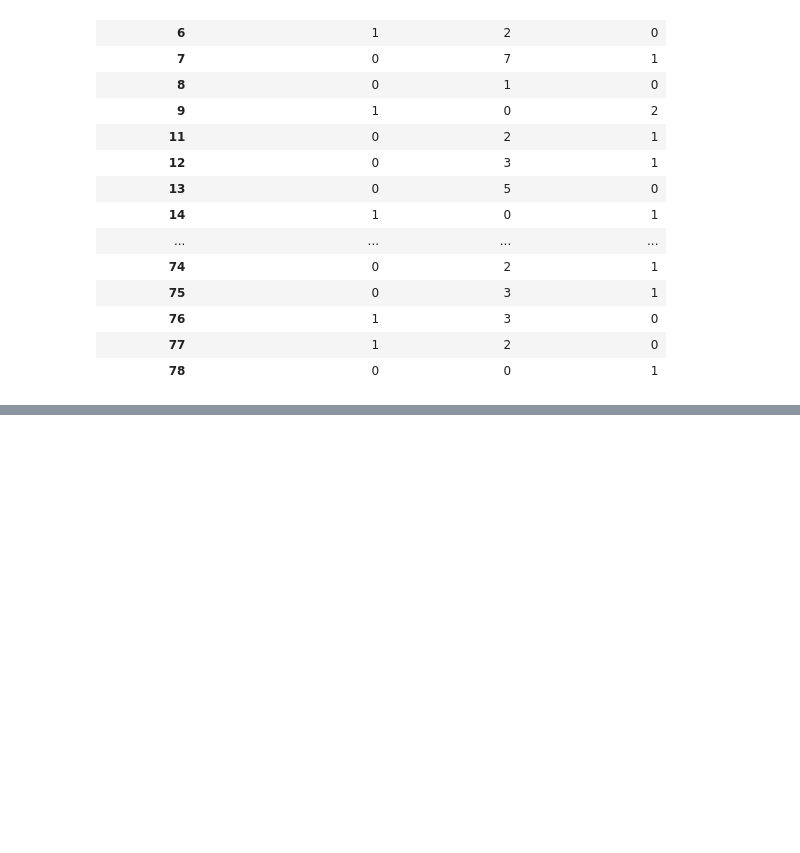
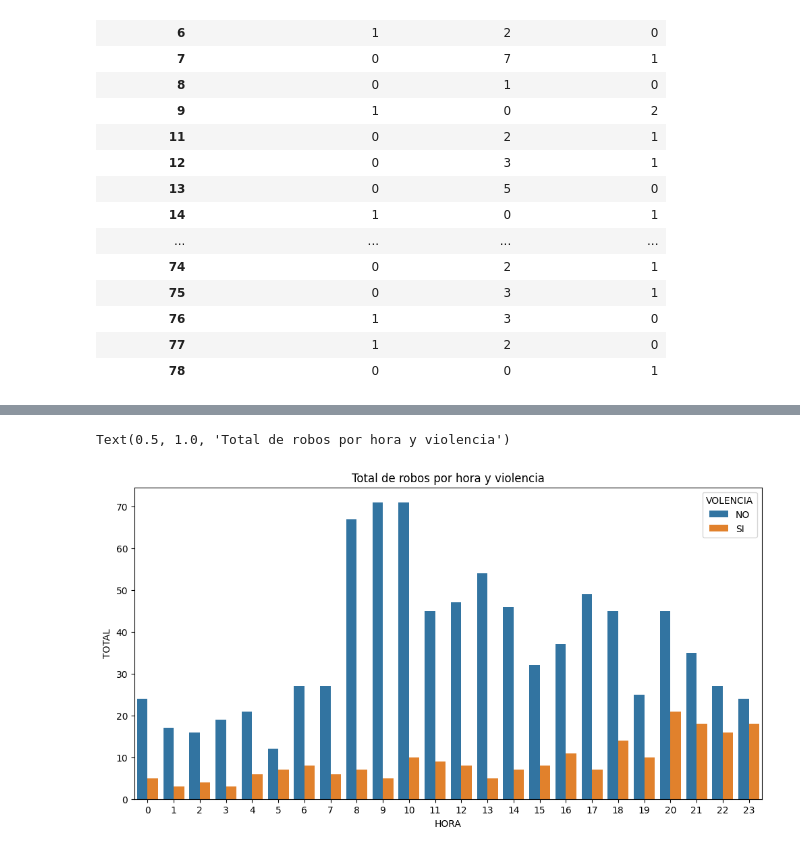
Before and after one commit to CLA-TI3001C-AD2025-G100/A01563230-EDA, a Jupyter notebook: Iteracion1.ipynb, the cells around one changed output, grey strips where cells are left out. Cells and saved outputs as stored; diff of their text form; code cells hidden in the pictures; blank space fills up the shorter version.

```diff
--- a/Iteracion1.ipynb
+++ b/Iteracion1.ipynb
@@ -240,0 +276,8 @@ df[df['VOLENCIA'] == 'SI'].groupby(['CUADRANTE', 'TIPO']).size().unstack(fill_va
+# %%
+# Agrupar HORA y VIOLENCIA y contamos el total de registros y graficamos un barplot
+plt.figure(figsize=(12,6))
+sns.barplot(data=df.groupby(['HORA', 'VOLENCIA']).size().reset_index(name='TOTAL').sort_values(by='TOTAL', ascending=False), x='HORA', y='TOTAL', hue='VOLENCIA')
+plt.title('Total de robos por hora y violencia')
+# %% [output]
+Text(0.5, 1.0, 'Total de robos por hora y violencia')
+[figure, added]
```
Also changed, not shown: parts of 11 cells of this notebook.
